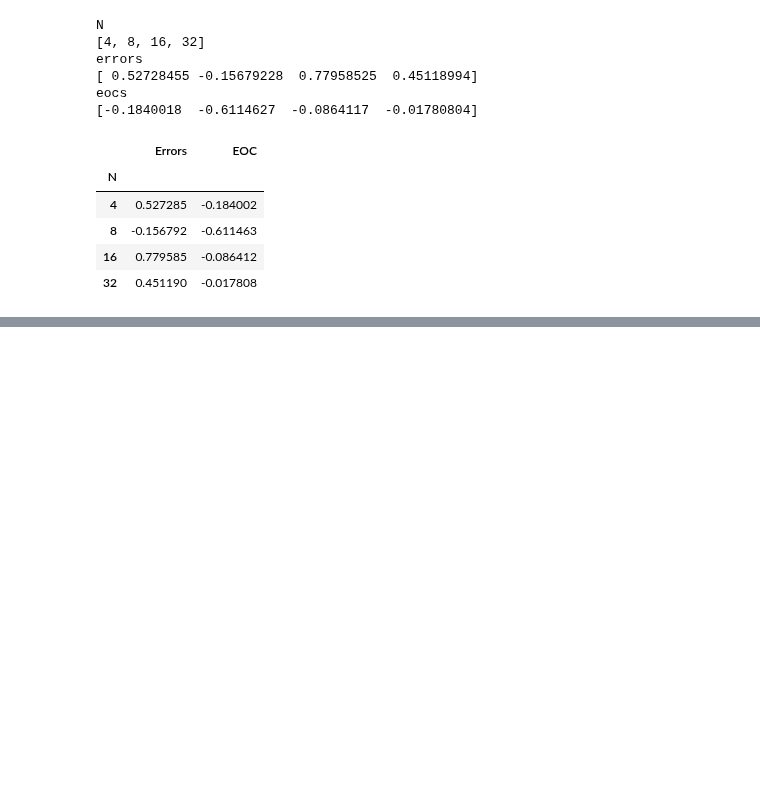
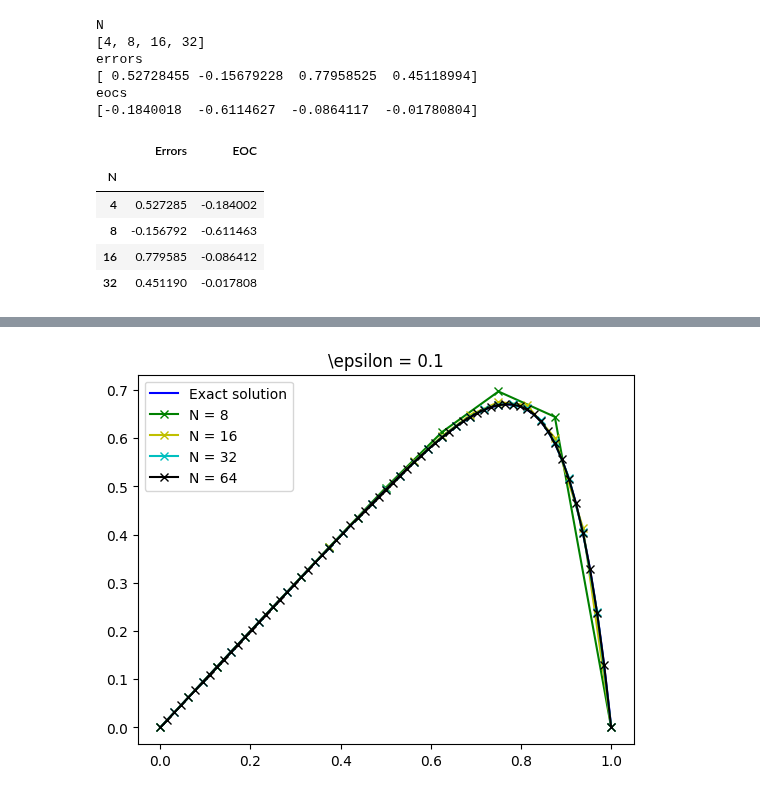
Before and after one commit to todj107/NumPDE, a Jupyter notebook: lab_01_feix.ipynb, the cells around one changed output, grey strips where cells are left out. Drawn from its saved outputs; the diff is of its cells as text; code cells hidden in the pictures; blank space fills up the shorter version.

```diff
--- a/lab_01_feix.ipynb
+++ b/lab_01_feix.ipynb
@@ -578,0 +643,80 @@ for small $\epsilon$?
+# %%
+# 4b)
+### Array and stuff
+import numpy as np
+# Linear algebra solvers from scipy
+import scipy.linalg as la
+# Basic plotting routines from the matplotlib library
+import matplotlib.pyplot as plt
+
+def work_func_FDM(eps, N, plot_idx):
+    x = np.linspace(0, 1, N+1)
+
+    # Diffusion matrix initialized
+    C = np.zeros((N+1, N+1))
+
+    # Advection matrix initialized
+    B = np.zeros((N+1, N+1))
+
+    h = 1/N
+
+    for i in range(1, N):
+        C[i, i-1] = -1
+        C[i, i+1] = -1
+        C[i, i] = 2
+
+    for i in range(1, N):
+        B[i, i-1] = -1
+        B[i, i+1] = 1
+
+    # maybe?
+    F = np.ones(N+1)
+
+    # scale and add matrices
+    B = B/(2*h)
+    C = eps * C/(h**2)
+    A = B + C
+
+    # Dirichlet boundary conditions
+    A[0, 0] = 1
+    F[0] = 0
+
+    A[N, N] = 1
+    F[N] = 0
+
+    U = la.solve(A, F)
+    kappa = np.exp(-1/eps)
+    #exact solution discrete
+    exactsol = x-(np.exp((x-1)/eps)-kappa)/(1-kappa)
+    #Error
+    E = np.max(np.abs(U-exactsol))
+    #Exact solution for analytical x, needed to plot
+
+    #plot-color
+    colors = ['g', 'y', 'c', 'k']
+    color = colors[plot_idx]
+
+    plt.plot(x, U, marker = 'x', color = color)
+    return E
+
+E = np.zeros((3,4))
+eps_arr = [0.1, 0.01, 0.001]
+N_arr = [8, 16, 32, 64]
+
+
+for j in range(0,len(eps_arr)):
+
+    eps = eps_arr[j]
+    #Plot exact solution
+    x_anal = np.linspace(0, 1, 1000)
+    kappa = np.exp(-1/eps)
+    exactsol_anal = x_anal-(np.exp((x_anal-1)/eps)-kappa)/(1-kappa)
+    plt.figure(j)
+    plt.plot(x_anal,exactsol_anal,"b")
+    #Solve system for different N and plotting each sol in figure corresponding to j:th epsilon
+    for i in range(0,len(N_arr)):
+        E[j,i] = work_func_FDM(eps, N_arr[i],i)
+    plt.legend(['Exact solution','N = 8', 'N = 16', 'N = 32', 'N = 64'])
+    plt.title(f"\epsilon = {eps}")
+# %% [output]
+[figure, added]
```
Also changed, not shown: parts of 3 cells of this notebook.
